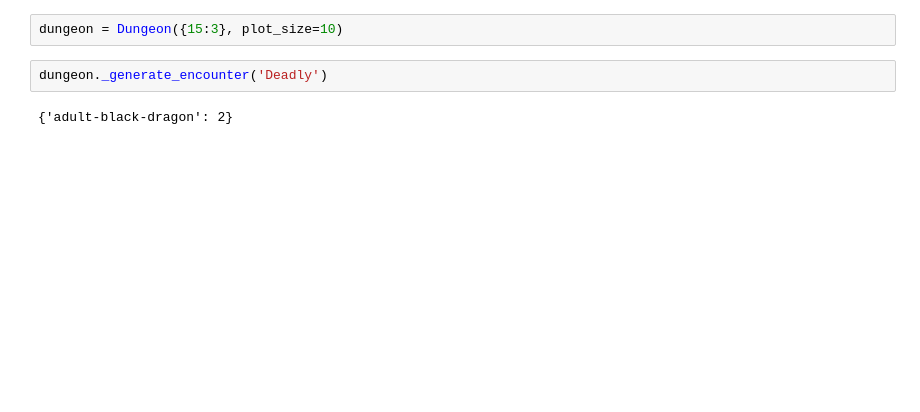
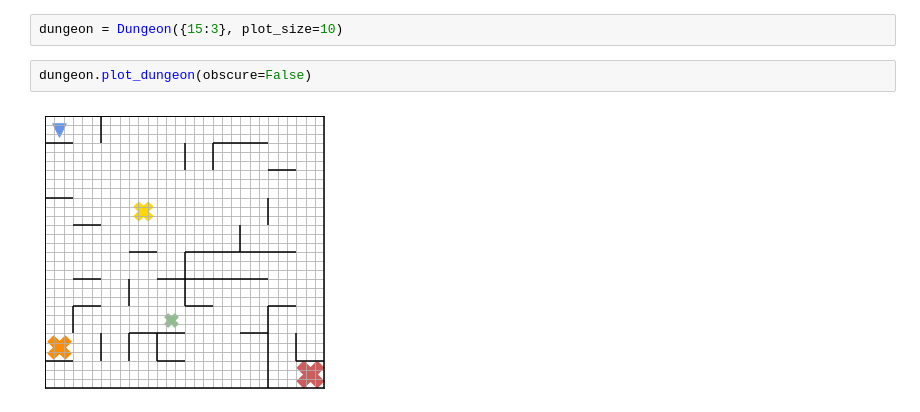
Before and after one commit to roselightheart/dungeon_generator, a Jupyter notebook: dungeon_generator_object.ipynb, the cells around one changed output. Drawn from its saved outputs; the diff is of its cells as text; blank space fills up the shorter version.

```diff
--- a/dungeon_generator_object.ipynb
+++ b/dungeon_generator_object.ipynb
@@ -725,6 +742,6 @@ class Dungeon:
 # %%
 dungeon = Dungeon({15:3}, plot_size=10)
-# %%
-dungeon._generate_encounter('Deadly')
-# %% [output]
-{'adult-black-dragon': 2}
+# %%
+dungeon.plot_dungeon(obscure=False)
+# %% [output]
+[figure, added]
```
Also changed, not shown: parts of 2 cells of this notebook.
